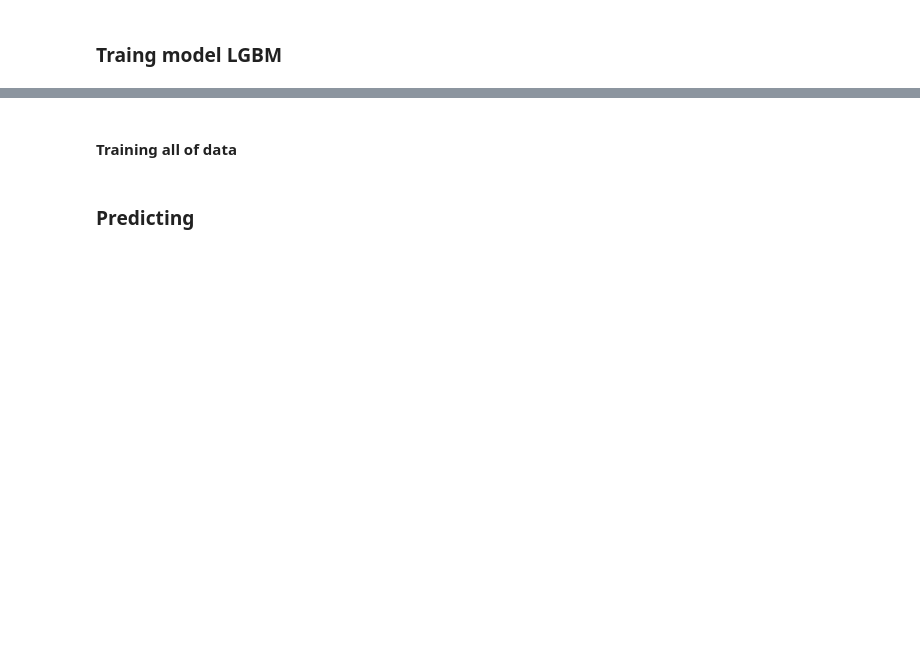
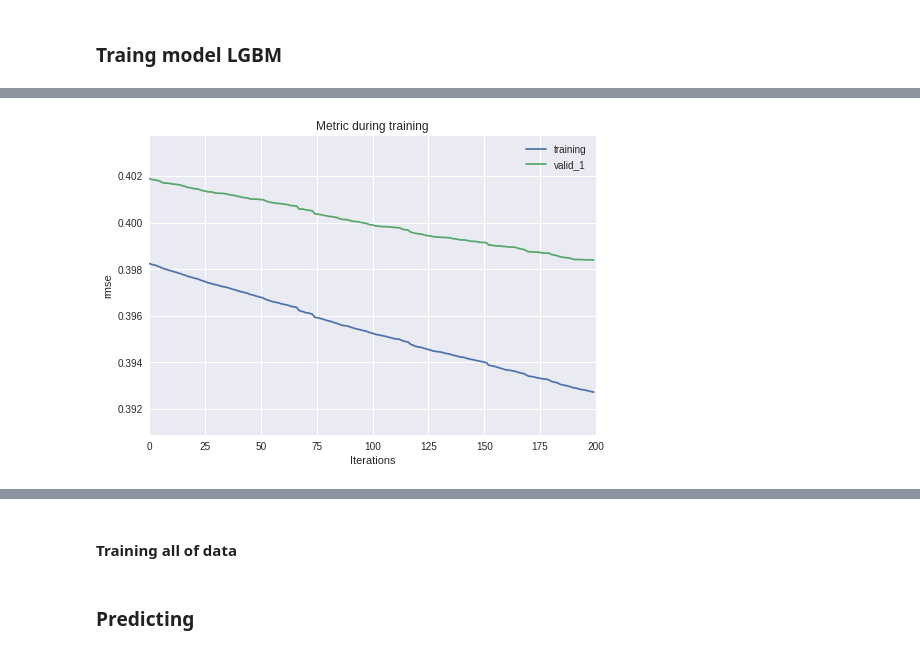
Before and after one commit to nguyenkhacbaoanh/NYC-taxi-trip-duration-prediction, a Jupyter notebook: Taxi_trip_duration.ipynb, the cells around one changed output, grey strips where cells are left out. Drawn from its saved outputs; the diff is of its cells as text; code cells hidden in the pictures; blank space fills up the shorter version.

```diff
--- a/Taxi_trip_duration.ipynb
+++ b/Taxi_trip_duration.ipynb
@@ -453,0 +518,5 @@ plt.show()
+# %%
+lgb.plot_metric(evals_result_2, metric='rmse')
+plt.show()
+# %% [output]
+[figure, added]
```
Also changed, not shown: parts of 28 cells of this notebook.
